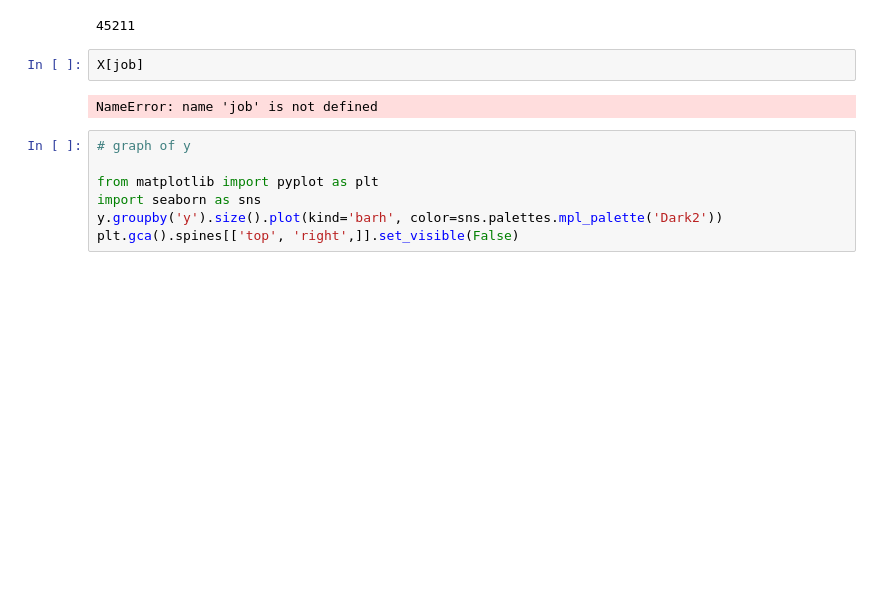
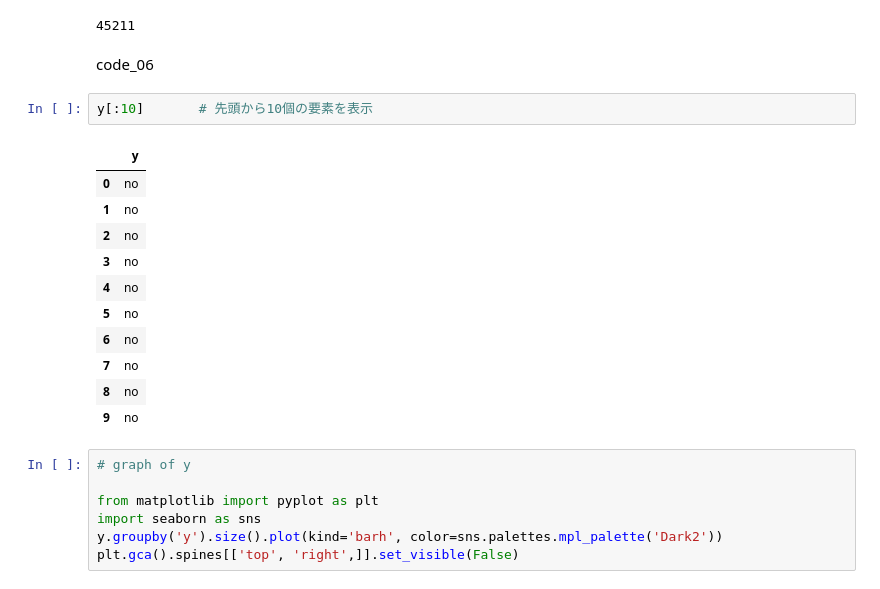
Before and after one commit to sugimotoh/classes, a Jupyter notebook: marketingmodels.ipynb, the cells around one changed output. Drawn from its saved outputs; the diff is of its cells as text; blank space fills up the shorter version.

```diff
--- a/marketingmodels.ipynb
+++ b/marketingmodels.ipynb
@@ -118,10 +97,22 @@ code_05
 y.size      # サンプルサイズ
 # %% [output]
 45211
-# %%
-X[job]
-# %% [output]
-NameError: name 'job' is not defined
+# %% [markdown]
+code_06
+# %%
+y[:10]       # 先頭から10個の要素を表示
+# %% [output]
+|  | y |
+| 0 | no |
+| 1 | no |
+| 2 | no |
+| 3 | no |
+| 4 | no |
+| 5 | no |
+| 6 | no |
+| 7 | no |
+| 8 | no |
+| 9 | no |
 # %%
 # graph of y
 
```
Also changed, not shown: parts of 1 cell of this notebook.
